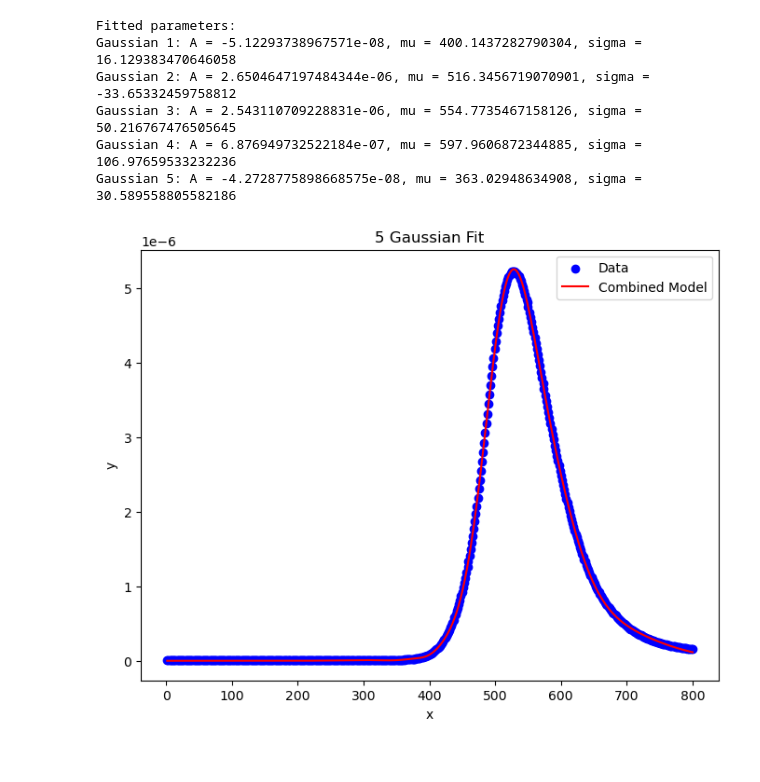
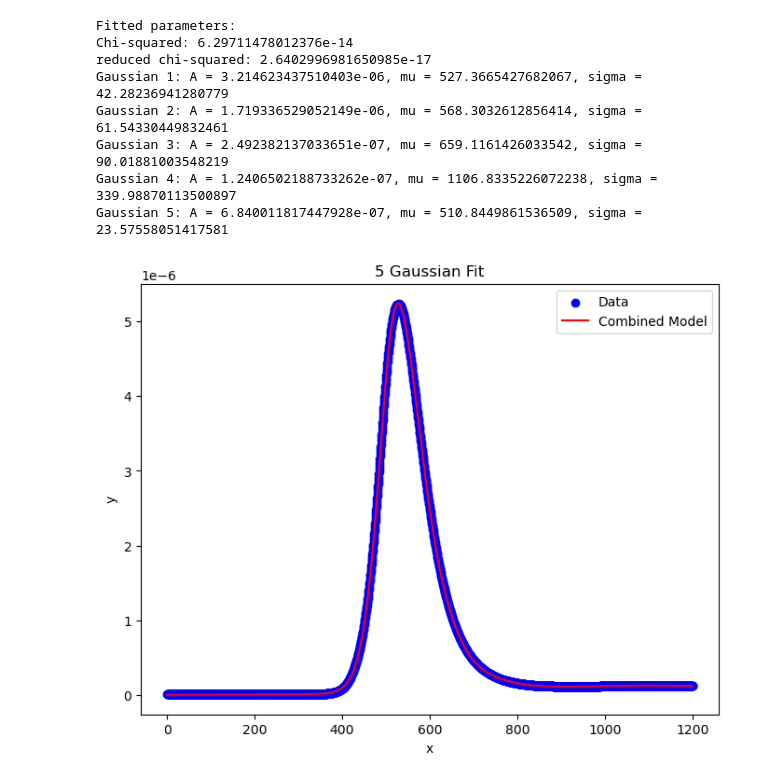
Before and after one commit to YANOasahi/RK4y, a Jupyter notebook: By_fringe/fit_x.ipynb, the cells around one changed output. Cells and saved outputs as stored; diff of their text form; code cells hidden in the pictures.

```diff
--- a/By_fringe/fit_x.ipynb
+++ b/By_fringe/fit_x.ipynb
@@ -4,7 +4,7 @@ import matplotlib.pyplot as plt
 from scipy.optimize import curve_fit
 
 
-data = np.genfromtxt('./data2.dat')
+data = np.genfromtxt('./data.dat')
 
 # ログノーマル関数の定義
 def lognormal(x, A, mu, sigma):
@@ -47,11 +47,19 @@ p0 = [1, np.log(np.mean(xdata)), 1,  # ログノーマルの初期値
       1, np.mean(xdata)*0.8, 1]  # 5つ目のガウス
 
 # curve_fitを用いて最適化
-popt, pcov = curve_fit(combined_model, xdata, ydata, p0=p0)
+popt, pcov = curve_fit(combined_model, xdata, ydata, p0=p0, maxfev=5000)
+
+# カイ二乗の計算
+y_fit_data = combined_model(xdata, *popt)  # データポイントでのフィット値
+residuals = ydata - y_fit_data            # 残差
+chi_squared = np.sum((residuals)**2)     # カイ二乗値 (誤差を1と仮定)
+reduced_chi_squared = chi_squared / (len(ydata) - len(popt))  # 自由度で割る
 
 # 最適化結果の表示
 A_log, mu_log, sigma_log, A1, mu1, sigma1, A2, mu2, sigma2, A3, mu3, sigma3, A4, mu4, sigma4, A5, mu5, sigma5 = popt
 print("Fitted parameters:")
+print(f'Chi-squared: {chi_squared}')
+print(f'reduced chi-squared: {reduced_chi_squared}')
 print(f"Lognormal: A = {A_log}, mu = {mu_log}, sigma = {sigma_log}")
 print(f"Gaussian 1: A = {A1}, mu = {mu1}, sigma = {sigma1}")
 print(f"Gaussian 2: A = {A2}, mu = {mu2}, sigma = {sigma2}")
@@ -87,7 +185,7 @@ import matplotlib.pyplot as plt
 from scipy.optimize import curve_fit
 
 
-data = np.genfromtxt('./data2.dat')
+data = np.genfromtxt('./data.dat')
 
 # ガウス関数の定義
 def gaussian(x, A, mu, sigma):
@@ -122,36 +220,46 @@ p0 = [1, np.mean(xdata), 1,  # 1つ目のガウス
       1, np.mean(xdata)*1.6, 1,  # 4つ目のガウス
       1, np.mean(xdata)*0.8, 1]  # 5つ目のガウス
 
 # curve_fitを用いて最適化
 popt, pcov = curve_fit(combined_model, xdata, ydata, p0=p0)
 
+# カイ二乗の計算
+y_fit_data = combined_model(xdata, *popt)  # データポイントでのフィット値
+residuals = ydata - y_fit_data            # 残差
+chi_squared = np.sum((residuals)**2)     # カイ二乗値 (誤差を1と仮定)
+reduced_chi_squared = chi_squared / (len(ydata) - len(popt))  # 自由度で割る
+
 # 最適化結果の表示
 A1, mu1, sigma1, A2, mu2, sigma2, A3, mu3, sigma3, A4, mu4, sigma4, A5, mu5, sigma5 = popt
 print("Fitted parameters:")
+print(f'Chi-squared: {chi_squared}')
+print(f'reduced chi-squared: {reduced_chi_squared}')
 print(f"Gaussian 1: A = {A1}, mu = {mu1}, sigma = {sigma1}")
 print(f"Gaussian 2: A = {A2}, mu = {mu2}, sigma = {sigma2}")
 print(f"Gaussian 3: A = {A3}, mu = {mu3}, sigma = {sigma3}")
 print(f"Gaussian 4: A = {A4}, mu = {mu4}, sigma = {sigma4}")
 print(f"Gaussian 5: A = {A5}, mu = {mu5}, sigma = {sigma5}")
 
 # プロット用のデータ生成
 x_fit = np.linspace(min(xdata), max(xdata), 1000)
 y_fit = combined_model(x_fit, *popt)
 
 # プロット
 plt.figure(figsize=(8, 6))
 plt.scatter(xdata, ydata, label="Data", color="blue")
 plt.plot(x_fit, y_fit, label="Combined Model", color="red")
 plt.xlabel("x")
 plt.ylabel("y")
 plt.legend()
 plt.title("5 Gaussian Fit")
 plt.show()
 # %% [output]
 Fitted parameters:
-Gaussian 1: A = -5.12293738967571e-08, mu = 400.1437282790304, sigma = 16.129383470646058
-Gaussian 2: A = 2.6504647197484344e-06, mu = 516.3456719070901, sigma = -33.65332459758812
-Gaussian 3: A = 2.543110709228831e-06, mu = 554.7735467158126, sigma = 50.216767476505645
-Gaussian 4: A = 6.876949732522184e-07, mu = 597.9606872344885, sigma = 106.97659533232236
-Gaussian 5: A = -4.2728775898668575e-08, mu = 363.02948634908, sigma = 30.589558805582186
+Chi-squared: 6.29711478012376e-14
+reduced chi-squared: 2.6402996981650985e-17
+Gaussian 1: A = 3.214623437510403e-06, mu = 527.3665427682067, sigma = 42.28236941280779
+Gaussian 2: A = 1.719336529052149e-06, mu = 568.3032612856414, sigma = 61.54330449832461
+Gaussian 3: A = 2.492382137033651e-07, mu = 659.1161426033542, sigma = 90.01881003548219
+Gaussian 4: A = 1.2406502188733262e-07, mu = 1106.8335226072238, sigma = 339.98870113500897
+Gaussian 5: A = 6.840011817447928e-07, mu = 510.8449861536509, sigma = 23.57558051417581
-[figure, old version]
+[figure, new version]
```
Also changed, not shown: parts of 6 cells of this notebook, 1 other file.
